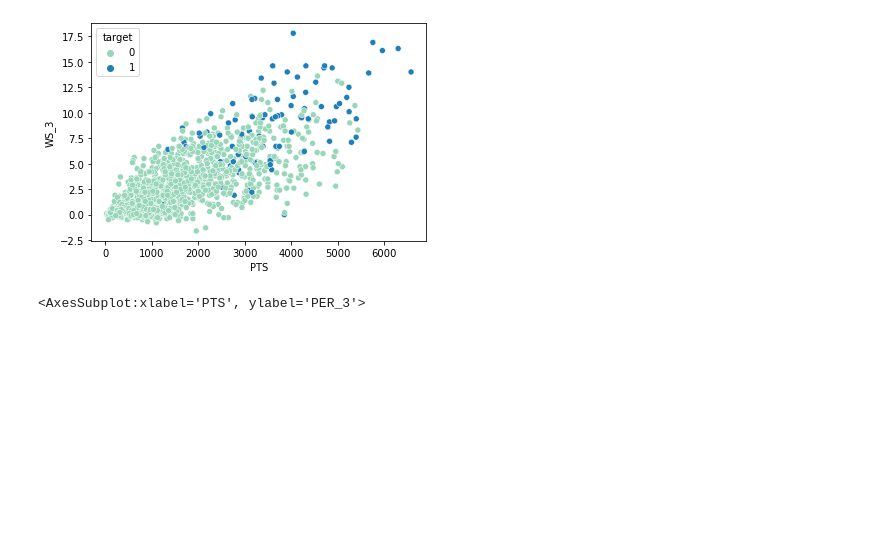
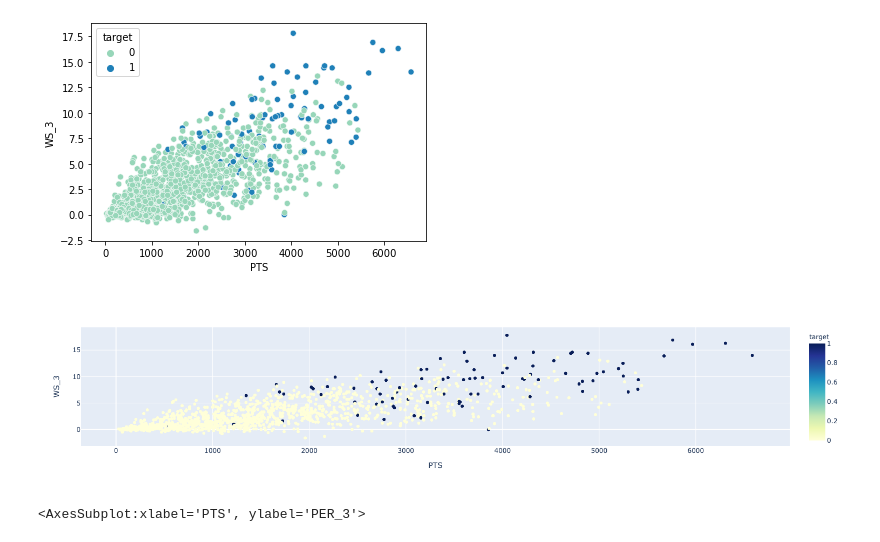
Before and after one commit to rylewww/Modeling-The-NBA-Leap, a Jupyter notebook: EDA.ipynb, the cells around one changed output. Saved outputs shown, nothing was run; the diff lists cells and outputs as text; code cells hidden in the pictures; blank space fills up the shorter version.

```diff
--- a/EDA.ipynb
+++ b/EDA.ipynb
@@ -34,6 +34,10 @@ sns.scatterplot(x = df_final.PTS, y = df_final.WS_3, hue = df_final['target'], p
 # %% [output]
 <AxesSubplot:xlabel='PTS', ylabel='WS_3'>
 [figure]
+# %%
+px.scatter(df_final, x = 'PTS', y ='WS_3', color = 'target', color_continuous_scale='YlGnBu')
+# %% [output]
+[figure, added]
 # %%
 sns.scatterplot(x = df_final.PTS, y = df_final.PER_3, hue = df_final['target'], palette = 'YlGnBu')
 # %% [output]
```
Also changed, not shown: parts of 5 cells of this notebook, 1 other file.
